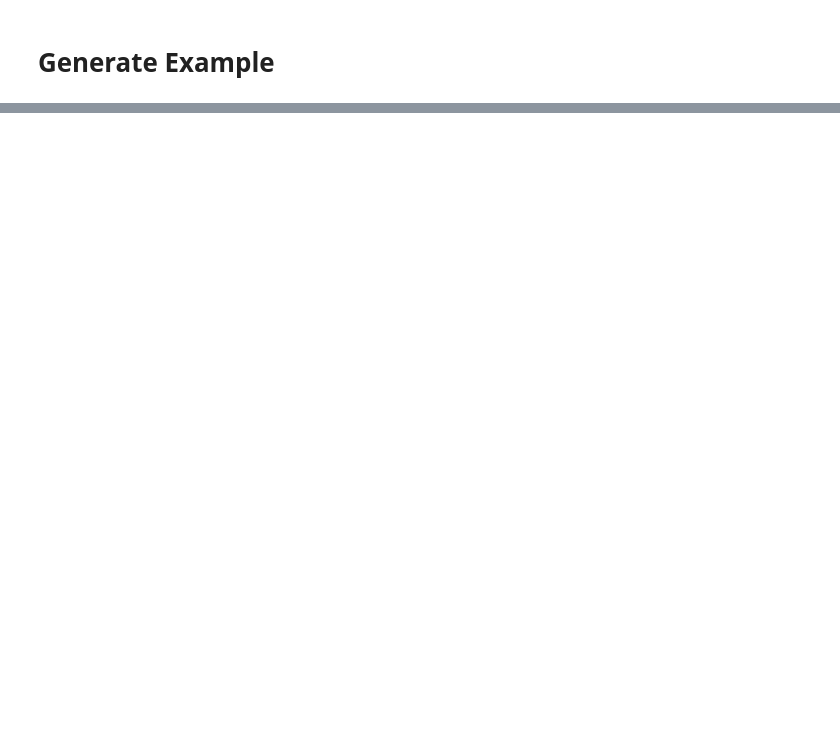
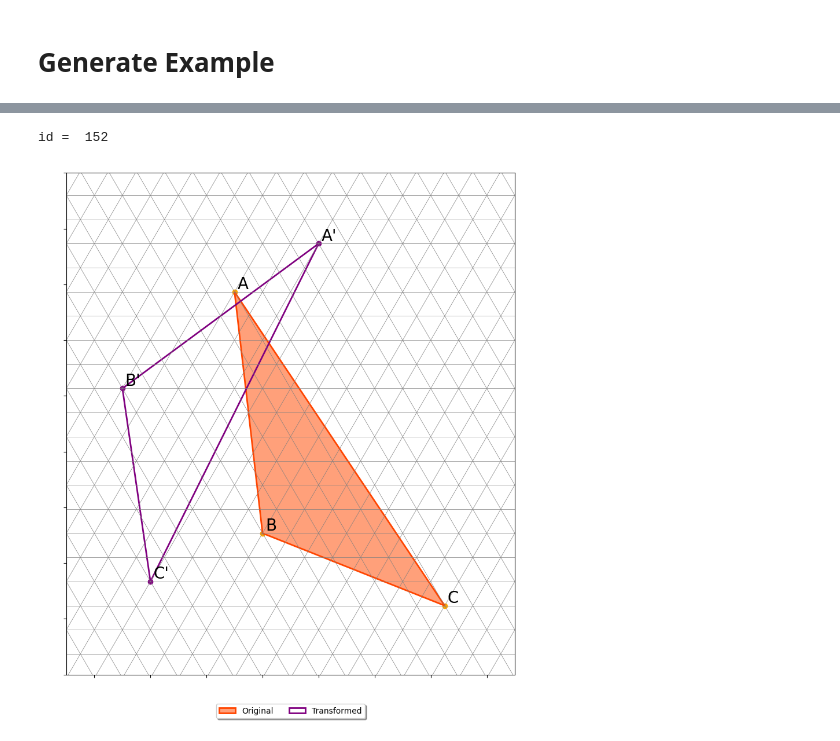
Before and after one commit to e-done/math-1009, a Jupyter notebook: rigidMotion.ipynb, the cells around one changed output, grey strips where cells are left out. Cells and saved outputs as stored; diff of their text form; code cells hidden in the pictures; blank space fills up the shorter version.

```diff
--- a/rigidMotion.ipynb
+++ b/rigidMotion.ipynb
@@ -251,0 +241,20 @@ id =  245
+# %%
+################################################################################
+
+id = None # random seed
+
+transformation = 'random'
+               # 'reflect', 'translate', 'glide_reflect', 'rotate', 'random'
+
+problem = 'random'
+        # 'forward', 'backward', 'solution', 'random'
+
+grid = 'random'
+     # 'square', 'triangle', 'random'
+
+################################################################################
+
+mkPlot(id, transformation, problem, grid)
+# %% [output]
+id =  152
+[figure, added]
```
Also changed, not shown: parts of 5 cells of this notebook.
